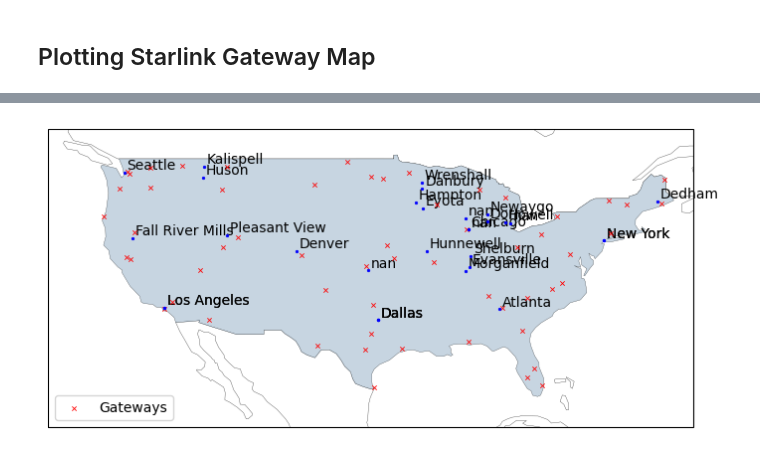
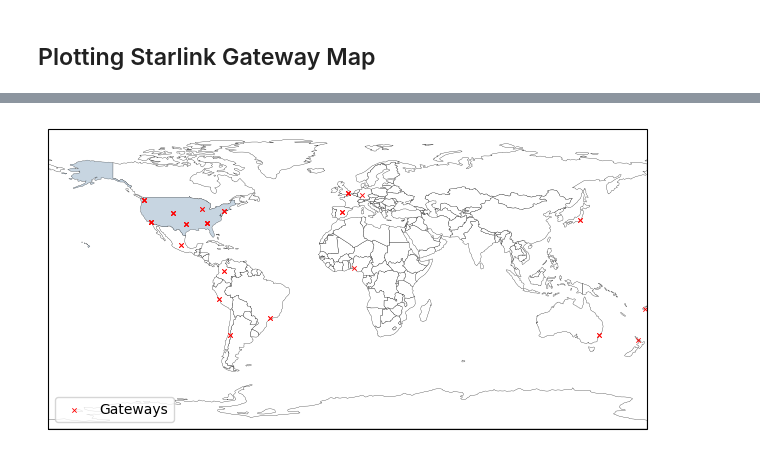
Before and after one commit to Rakagami/datascience_satellites_and_me, a Jupyter notebook: maps.ipynb, the cells around one changed output, grey strips where cells are left out. Saved outputs shown, nothing was run; the diff lists cells and outputs as text; code cells hidden in the pictures.

```diff
--- a/maps.ipynb
+++ b/maps.ipynb
@@ -84,0 +123,13 @@ To the best of our knowledge, there is no direct way to get access on a list of
+# %%
+from bs4 import BeautifulSoup
+
+def process_kml(file_path):
+    with open(file_path, "r") as f:
+        kml_str = f.read()
+    soup = BeautifulSoup(kml_str, "xml")
+    return soup
+
+file_path = "./data/Gateways_PoPs_n_Backbone.kml"
+file_path = "./data/Starlink_Global_Gateways_PoPs_Backbone_2023-05-26.kml"
+
+soup = process_kml(file_path)
@@ -292,42 +542,50 @@ plt.show()
 # %%
 continents = ["AF", "AS", "EU", "NA", "OC", "SA"]
 cols = ["#c1d5e2", "#ce9c7f", "#7598b6", "#6a7465", "#914c09", "#663979", "#fbe17b"]
 
 world = geopandas.read_file(geopandas.datasets.get_path('naturalearth_lowres'))
 
 fig, ax = plt.subplots(figsize=(7, 3), subplot_kw={'projection': ccrs.PlateCarree()})
 
-ax.set_xlim([-130, -65])
-ax.set_ylim([22, 52])
+ax.set_xlim([-180, 180])
+ax.set_ylim([-90, 90])
 
 # Plot Country
 cmap = colors.ListedColormap(cols[:-2])
 world.plot(facecolor = "white", edgecolor="black", ax=ax, linewidth=0.2)
 
 # Plot US Regions and Starlink Gateways
 plotCountryPatch(ax, "United States of America", cols[2])
-plot_gsdata(slgs_df[(slgs_df["cc"] == "US")],
+#plot_gsdata(slgs_df[(slgs_df["cc"] == "US")],
+#            ax, "Gateways", "x", "red", size=10)
+
+plot_gsdata(pop_df,
             ax, "Gateways", "x", "red", size=10)
 
 # Plot cities
-df_cities = pd.read_csv("data/mlab_starlink_data/cities_overview.csv")
-us_cities = df_cities[df_cities["ClientCountry"] == "United States"].copy()
-ghlist = us_cities["ClientGeohash"]
-us_cities["lat"]  = us_cities["ClientGeohash"].apply(lambda gh: geohash.decode(gh)[0])
-us_cities["long"] = us_cities["ClientGeohash"].apply(lambda gh: geohash.decode(gh)[1])
-plot_gsdata(us_cities,
-            ax, "", "o", "blue", size=3)
-for x, y, label in zip(us_cities["long"], us_cities["lat"], us_cities["ClientCity"]):
-    ax.annotate(label, xy=(x, y), xytext=(2, 2), textcoords="offset points")
+#df_cities = pd.read_csv("data/mlab_starlink_data/ndt7_cities_overview.csv")
+#us_cities = df_cities[df_cities["ClientCountry"] == "United States"].copy()
+#ghlist = us_cities["ClientGeohash"]
+#us_cities["lat"]  = us_cities["ClientGeohash"].apply(lambda gh: geohash.decode(gh)[0])
+#us_cities["long"] = us_cities["ClientGeohash"].apply(lambda gh: geohash.decode(gh)[1])
+#plot_gsdata(us_cities,
+#            ax, "", "o", "blue", size=3)
+#for x, y, label in zip(us_cities["long"], us_cities["lat"], us_cities["ClientCity"]):
+#    interesting_us_cities = [
+#        "Seattle", "Denver", "Dallas", "Los Angeles", "New York"
+#    ]
+#    if(not label in interesting_us_cities):
+#        continue
+#    ax.annotate(label, xy=(x, y), xytext=(2, 2), textcoords="offset points")
 
 plt.legend(loc = "lower left")
 #plt.legend(loc='upper center', bbox_to_anchor=(0.5, 1.1),
 #          ncol=4, fancybox=True, shadow=True)
 #ax.set_axis_off()
 
 #plt.axis('tight')
 plt.tight_layout(pad=0)
-plt.savefig("figures/starlink_gws_US.pdf", pad_inches=0, bbox_inches='tight')
+#plt.savefig("figures/starlink_gws_US.pdf", pad_inches=0, bbox_inches='tight')
 plt.show()
 # %% [output]
-[figure, old version]
+[figure, new version]
```
Also changed, not shown: parts of 20 cells of this notebook, 5 other files.
